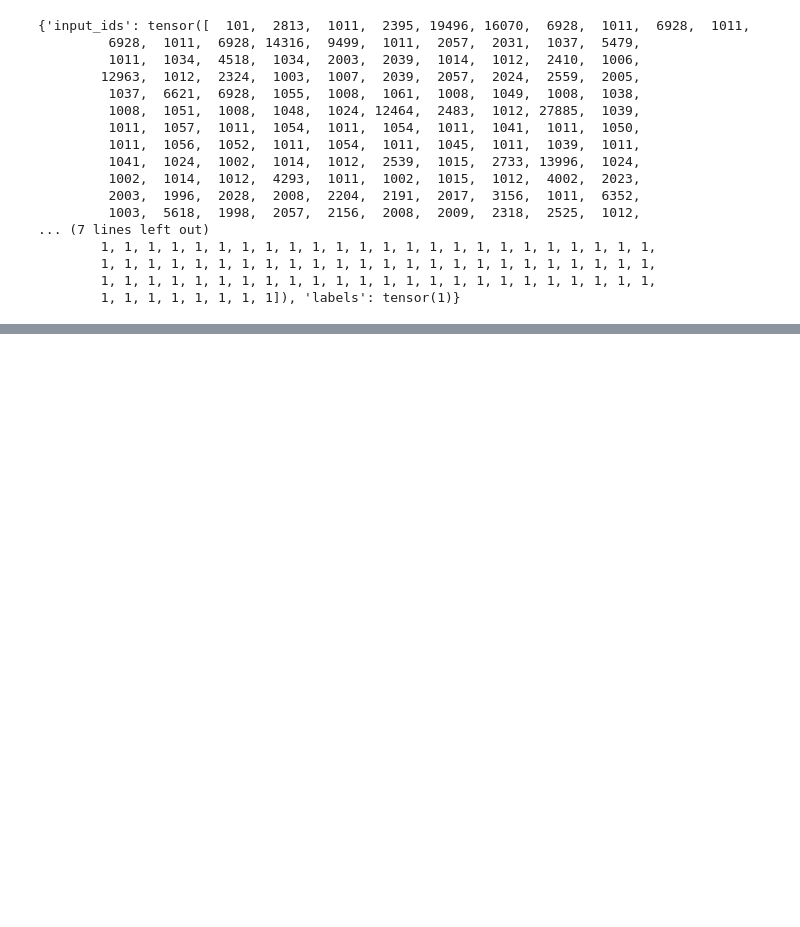
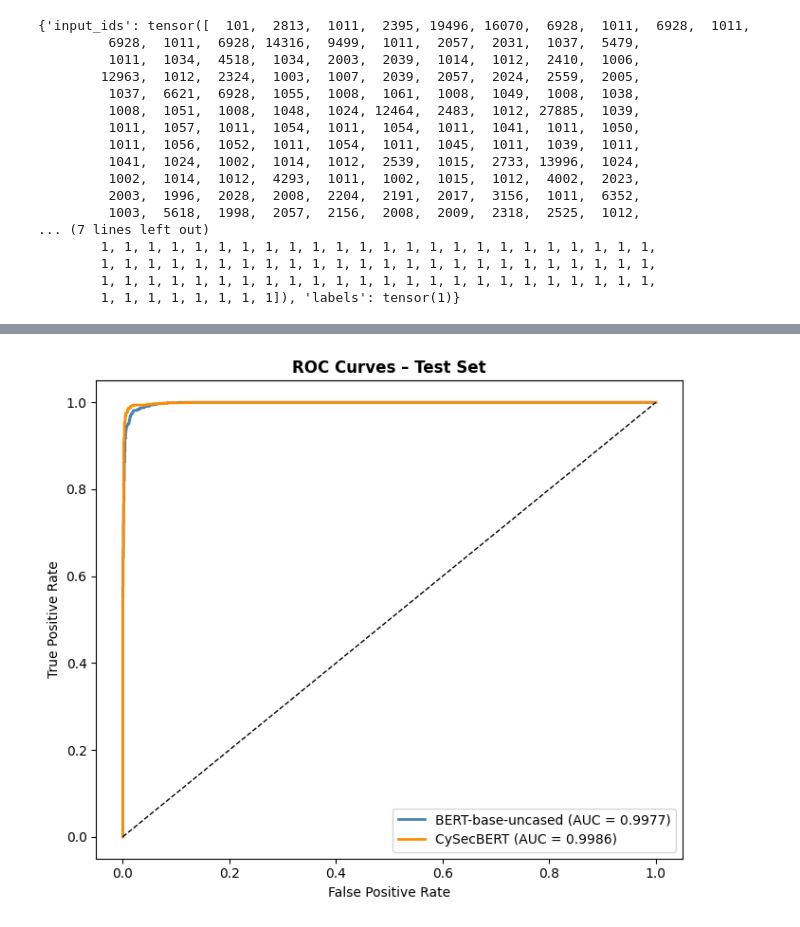
Before and after one commit to MarekHomiak000/Phishing-model, a Jupyter notebook: phishing-model.ipynb, the cells around one changed output, grey strips where cells are left out. Drawn from its saved outputs; the diff is of its cells as text; code cells hidden in the pictures; blank space fills up the shorter version.

```diff
--- a/phishing-model.ipynb
+++ b/phishing-model.ipynb
@@ -559,0 +593,22 @@ weighted avg       0.99      0.99      0.99      2628
+# %%
+# Visualize ROC curves
+fig, ax = plt.subplots(figsize=(7, 6))
+
+for labels, probs, name, color in [
+    (bert_labels,  bert_probs,  'BERT-base-uncased', 'steelblue'),
+    (cysec_labels, cysec_probs, 'CySecBERT',         'darkorange'),
+]:
+    fpr, tpr, _ = roc_curve(labels, probs)
+    roc_auc = auc(fpr, tpr)
+    ax.plot(fpr, tpr, label=f'{name} (AUC = {roc_auc:.4f})', color=color, lw=2)
+
+ax.plot([0, 1], [0, 1], 'k--', lw=1)
+ax.set_xlabel('False Positive Rate')
+ax.set_ylabel('True Positive Rate')
+ax.set_title('ROC Curves – Test Set', fontweight='bold')
+ax.legend(loc='lower right')
+plt.tight_layout()
+plt.savefig('roc_curves.png', dpi=150, bbox_inches='tight')
+plt.show()
+# %% [output]
+[figure, added]
```
Also changed, not shown: parts of 23 cells of this notebook.
